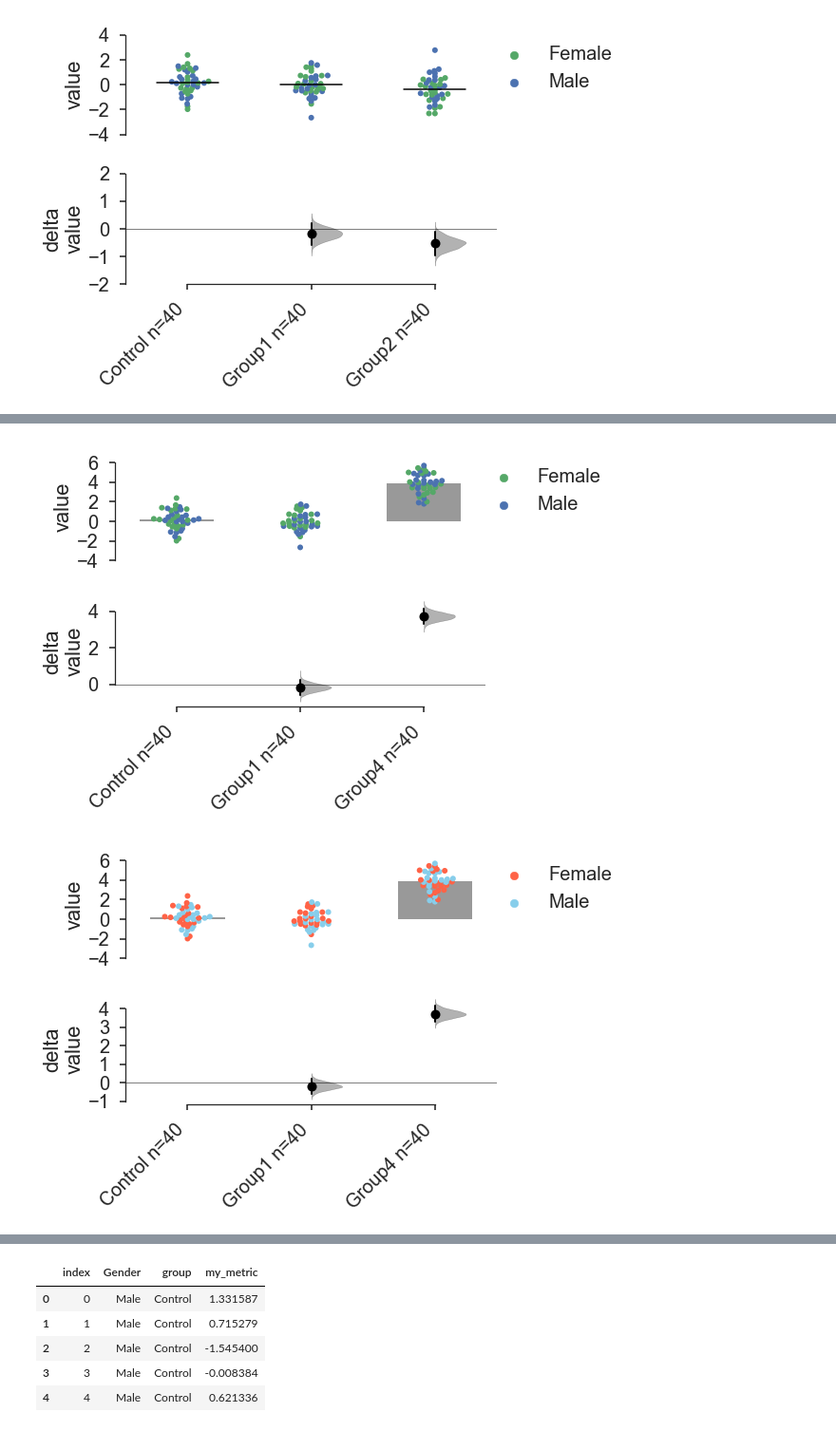
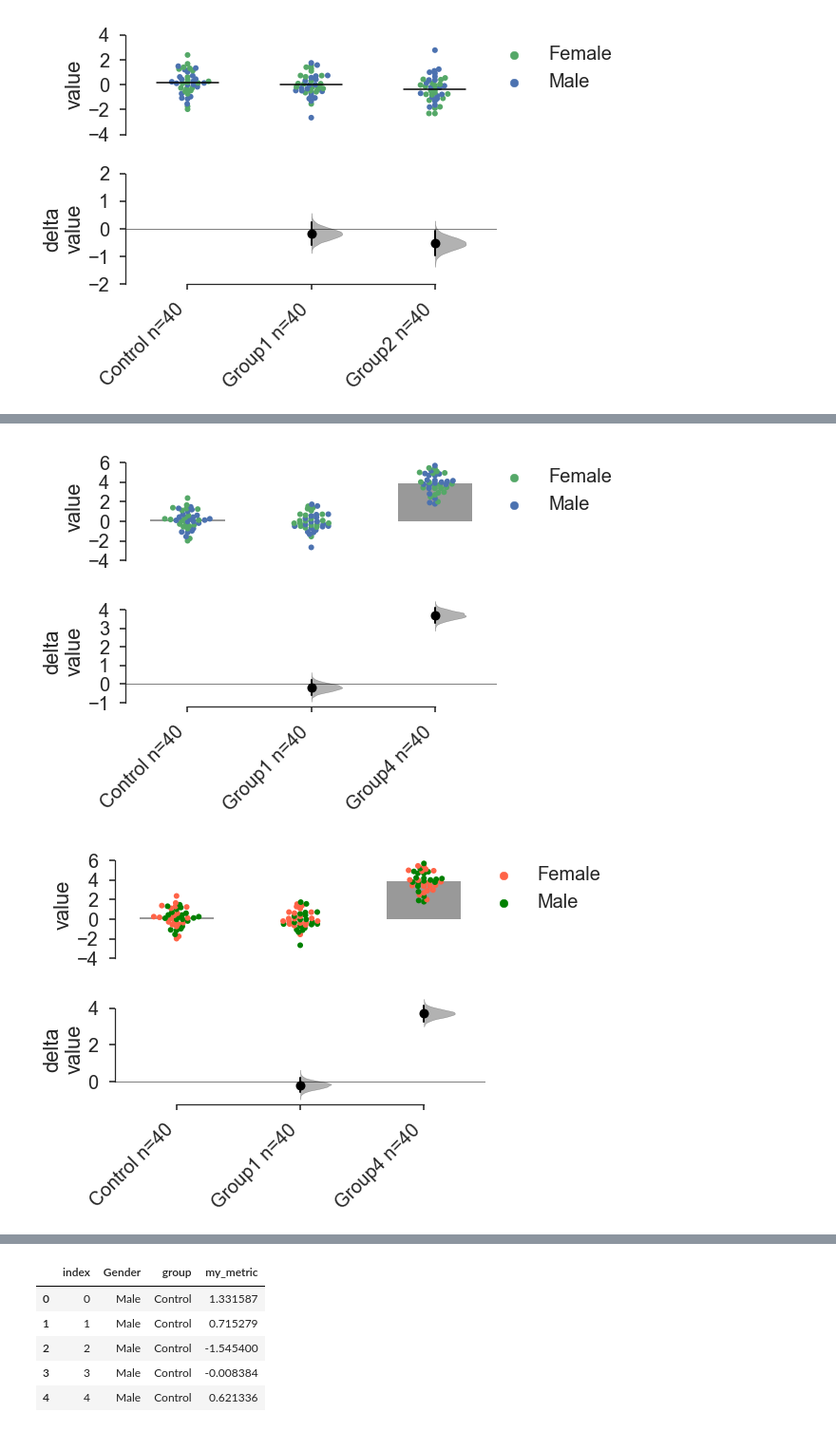
Before and after one commit to josesho/bootstrap_contrast, a Jupyter notebook: bootstrap-contrast_tutorial.ipynb, the cells around one changed output, grey strips where cells are left out. Shown at 95% size. Cells and saved outputs as stored; diff of their text form; code cells hidden in the pictures.

```diff
--- a/bootstrap-contrast_tutorial.ipynb
+++ b/bootstrap-contrast_tutorial.ipynb
@@ -260,21 +247,21 @@ f,b=bs.contrastplot(df,
 # %%
 # Showing a histogram for the mean summary instead of a horizontal line.
-f,b=bs.contrastplot(df,
-                    idx=('Control','Group1','Group4'),
-                    color_col='Gender',
-                    show_means='bars',
-                    means_width=0.6 # Changes the width of the summary bar or the summary line.
-                   )
+f, b = bsc.contrastplot(df,
+                       idx=('Control','Group1','Group4'),
+                       color_col='Gender',
+                       show_means='bars',
+                       means_width=0.6 # Changes the width of the summary bar or the summary line.
+                      )
 # %% [output]
-[figure, old version]
+[figure, new version]
 # %%
-# Passing a dictionary as a custom palette.
-f,b=bs.contrastplot(df,
-                    idx=('Control','Group1','Group4'),
-                    color_col='Gender',
-                    show_means='bars',
-                    means_width=0.6,
-                    custom_palette={'Male': 'skyblue', 'Female': 'tomato'},
-                   )
+# Passing a list as a custom palette.
+f, b = bsc.contrastplot(df,
+                        idx=('Control','Group1','Group4'),
+                        color_col='Gender',
+                        show_means='bars',
+                        means_width=0.6,
+                        custom_palette=['green', 'tomato'],
+                       )
 # %% [output]
-[figure, old version]
+[figure, new version]
```
Also changed, not shown: parts of 20 cells of this notebook.
